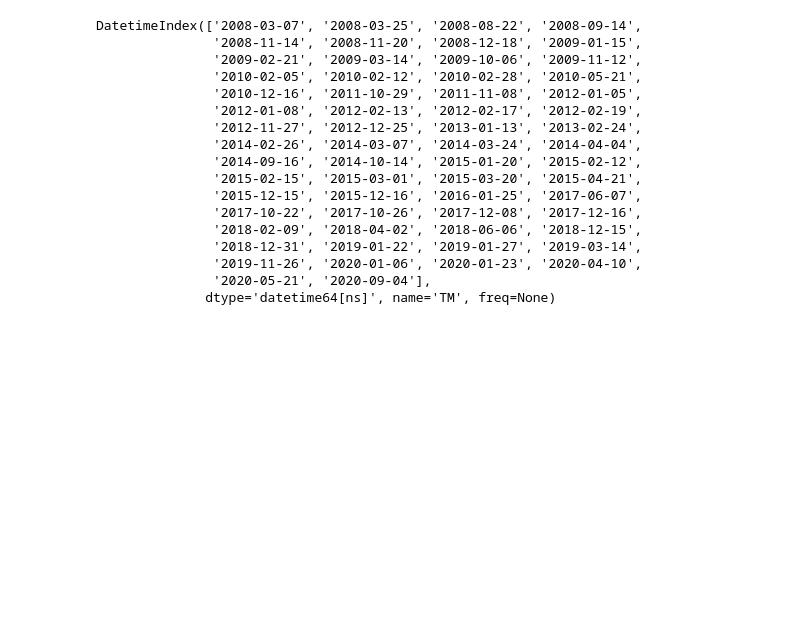
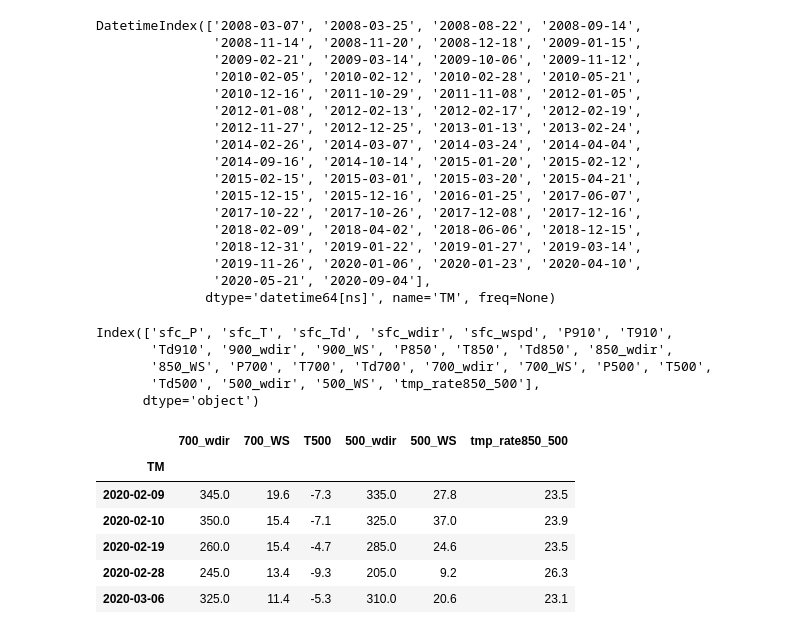
Before and after one commit to launda/avguide, a Jupyter notebook: Sydney_Basin_Storms.ipynb, the cells around one changed output. Drawn from its saved outputs; the diff is of its cells as text; code cells hidden in the pictures; blank space fills up the shorter version.

```diff
--- a/Sydney_Basin_Storms.ipynb
+++ b/Sydney_Basin_Storms.ipynb
@@ -989,3 +1199,37 @@ DatetimeIndex(['2008-03-07', '2008-03-25', '2008-08-22', '2008-09-14',
                '2019-11-26', '2020-01-06', '2020-01-23', '2020-04-10',
                '2020-05-21', '2020-09-04'],
               dtype='datetime64[ns]', name='TM', freq=None)
+# %%
+import pickle
+import os
+station='YBBN'
+#df  = pickle.load(
+#                open(
+#                os.path.join('app','data', station+'_aws.pkl'), 'rb'))
+
+snd  = pickle.load(
+                open(
+                os.path.join('app','data', station+'_sonde_2300_aws.pkl'), 'rb'))
+
+# For Brissy we used the 23Z sonde data - adjust for calendar date being 1 more than utc date
+#
+dates = snd.index + pd.Timedelta('1 days')
+snd.set_index(dates, inplace=True)
+snd.columns
+# %% [output]
+Index(['sfc_P', 'sfc_T', 'sfc_Td', 'sfc_wdir', 'sfc_wspd', 'P910', 'T910',
+       'Td910', '900_wdir', '900_WS', 'P850', 'T850', 'Td850', '850_wdir',
+       '850_WS', 'P700', 'T700', 'Td700', '700_wdir', '700_WS', 'P500', 'T500',
+       'Td500', '500_wdir', '500_WS', 'tmp_rate850_500'],
+      dtype='object')
+# %%
+snd_days_ts_A2B = snd.loc[ts_A2B.index, ['700_wdir','700_WS','T500','500_wdir','500_WS','tmp_rate850_500']]
+snd_days_ts_A2B.tail()
+# %% [output]
+|  | 700_wdir | 700_WS | T500 | 500_wdir | 500_WS | tmp_rate850_500 |
+| TM |  |  |  |  |  |  |
+| 2020-02-09 | 345.0 | 19.6 | -7.3 | 335.0 | 27.8 | 23.5 |
+| 2020-02-10 | 350.0 | 15.4 | -7.1 | 325.0 | 37.0 | 23.9 |
+| 2020-02-19 | 260.0 | 15.4 | -4.7 | 285.0 | 24.6 | 23.5 |
+| 2020-02-28 | 245.0 | 13.4 | -9.3 | 205.0 | 9.2 | 26.3 |
+| 2020-03-06 | 325.0 | 11.4 | -5.3 | 310.0 | 20.6 | 23.1 |
```
Also changed, not shown: parts of 15 cells of this notebook, 2 other files.
